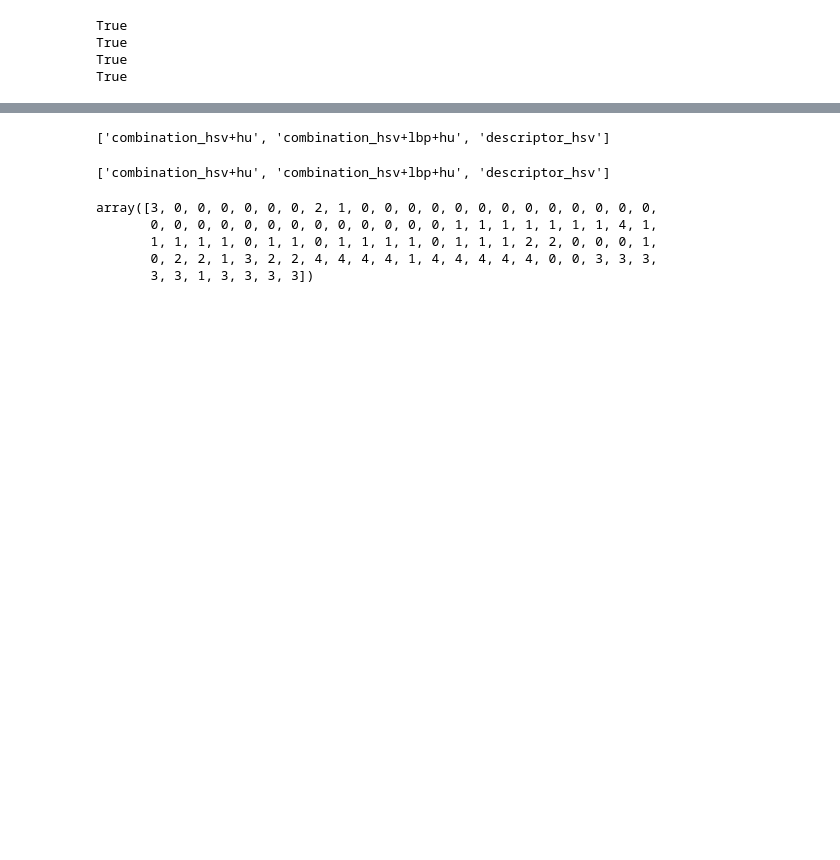
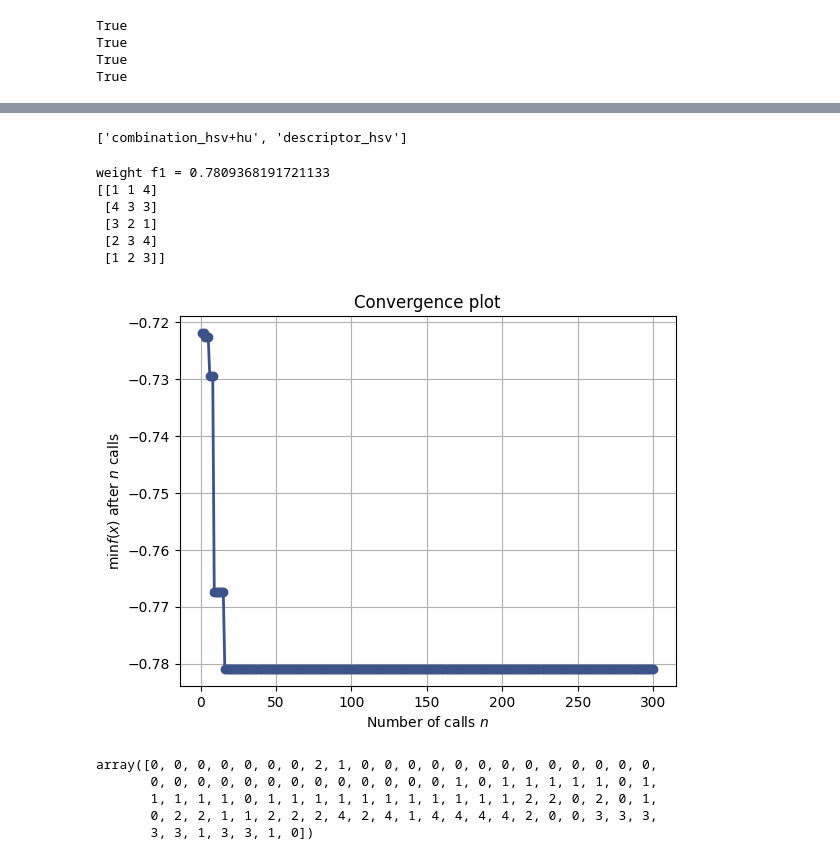
Before and after one commit to gprzy/simpsons-classification, a Jupyter notebook: notebooks/simpsons-classifier.ipynb, the cells around one changed output, grey strips where cells are left out. Cells and saved outputs as stored; diff of their text form; code cells hidden in the pictures; blank space fills up the shorter version.

```diff
--- a/notebooks/simpsons-classifier.ipynb
+++ b/notebooks/simpsons-classifier.ipynb
@@ -156,12 +148,12 @@ y_test = data['names_encoded']['test']
 # %%
 # carregando modelos instanciados
 
-stacks = stack.load_stacking_models(load_type='memory')
+stacks = stack.load_stacking_models(fields=MODEL_FIELDS)
 
 # cada campo representa uma stack
 list(stacks.keys())
 # %% [output]
-['combination_hsv+hu', 'combination_hsv+lbp+hu', 'descriptor_hsv']
+['combination_hsv+hu', 'descriptor_hsv']
 # %%
 # criação e treinamento do modelo
 
@@ -171,7 +164,0 @@ preds = simp.predict(X_test)
-# %%
-# predições do modelo; cada campo
-# representa as predições de uma stack
-
-list(preds.keys())
-# %% [output]
-['combination_hsv+hu', 'combination_hsv+lbp+hu', 'descriptor_hsv']
@@ -177,0 +179,44 @@ list(preds.keys())
+# %%
+# otimização nos pesos
+weights, weighted_f1 = vote.hard_voting_random_optimization(
+    preds=preds,
+    y_test=y_test,
+    n=10000,
+    verbose=True
+)
+# %%
+def vote_predict(params):
+    weights = np.array(params).reshape(5,3)
+    weights = weights.tolist()
+
+    y_pred = vote.hard_voting(list(preds.values()),
+                              weights=weights)
+
+    f1 = f1_score(y_test, y_pred, average='weighted')
+
+    return -f1
+
+space = [[1, 4] for i in range(15)]
+
+# gaussian process optimization
+result = gp_minimize(
+    vote_predict,
+    space,
+    random_state=42,
+    verbose=0,
+    n_calls=300,
+    n_random_starts=10
+)
+
+print('weight f1 =', abs(result.fun))
+print(np.array(result.x).reshape(5,3))
+
+plot_convergence(result);
+# %% [output]
+weight f1 = 0.7809368191721133
+[[1 1 4]
+ [4 3 3]
+ [3 2 1]
+ [2 3 4]
+ [1 2 3]]
+[figure, added]
@@ -179,23 +233,18 @@ list(preds.keys())
 # realizando uma votação entre as três
 # listas de predições distintas de cada stack
 
-# pesos para cada campo e cada classe
-weights = [[1, 1, 1],
-           [1, 1, 1],
-           [1, 1, 1],
-           [3, 3, 3],
-           [4, 4, 4]]
-
 y_pred = vote.hard_voting(list(preds.values()),
                           weights=weights)
 
+# y_pred = vote.soft_voting(list(preds.values()))
+
 y_pred
 # %% [output]
-array([3, 0, 0, 0, 0, 0, 0, 2, 1, 0, 0, 0, 0, 0, 0, 0, 0, 0, 0, 0, 0, 0,
-       0, 0, 0, 0, 0, 0, 0, 0, 0, 0, 0, 0, 0, 1, 1, 1, 1, 1, 1, 1, 4, 1,
-       1, 1, 1, 1, 0, 1, 1, 0, 1, 1, 1, 1, 0, 1, 1, 1, 2, 2, 0, 0, 0, 1,
-       0, 2, 2, 1, 3, 2, 2, 4, 4, 4, 4, 1, 4, 4, 4, 4, 4, 0, 0, 3, 3, 3,
-       3, 3, 1, 3, 3, 3, 3])
+array([0, 0, 0, 0, 0, 0, 0, 2, 1, 0, 0, 0, 0, 0, 0, 0, 0, 0, 0, 0, 0, 0,
+       0, 0, 0, 0, 0, 0, 0, 0, 0, 0, 0, 0, 0, 1, 0, 1, 1, 1, 1, 1, 0, 1,
+       1, 1, 1, 1, 0, 1, 1, 1, 1, 1, 1, 1, 1, 1, 1, 1, 2, 2, 0, 2, 0, 1,
+       0, 2, 2, 1, 1, 2, 2, 2, 4, 2, 4, 1, 4, 4, 4, 4, 2, 0, 0, 3, 3, 3,
+       3, 3, 1, 3, 3, 1, 0])
 # %%
 # resultados
 
```
Also changed, not shown: parts of 33 cells of this notebook, 16 other files.
